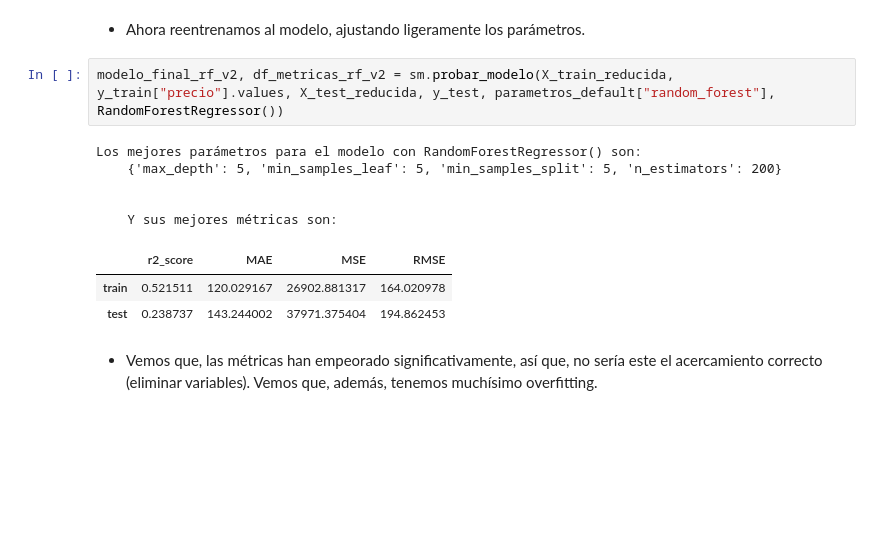
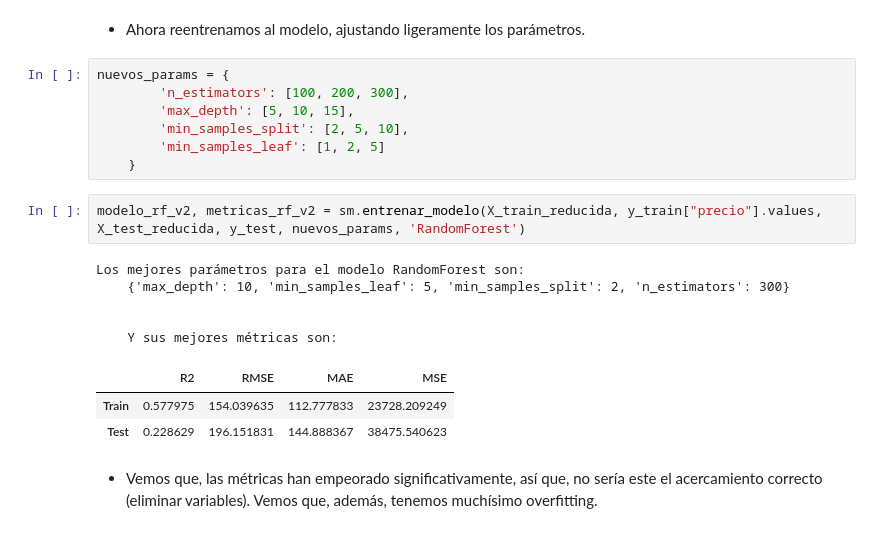
Before and after one commit to davfranco1/Proyecto-Rentabilidad-Viviendas, a Jupyter notebook: notebooks/3_Modelos.ipynb, the cells around one changed output. Saved outputs shown, nothing was run; the diff lists cells and outputs as text; blank space fills up the shorter version.

```diff
--- a/notebooks/3_Modelos.ipynb
+++ b/notebooks/3_Modelos.ipynb
@@ -174,17 +165,24 @@ X_train_reducida = X_train.drop(columns=columnas_a_eliminar)
 X_test_reducida = X_test.drop(columns=columnas_a_eliminar)
 # %% [markdown]
 - Ahora reentrenamos al modelo, ajustando ligeramente los parámetros.
+# %%
+nuevos_params = {
+        'n_estimators': [100, 200, 300],
+        'max_depth': [5, 10, 15],
+        'min_samples_split': [2, 5, 10],
+        'min_samples_leaf': [1, 2, 5]
+    }
 # %%
-modelo_final_rf_v2, df_metricas_rf_v2 = sm.probar_modelo(X_train_reducida, y_train["precio"].values, X_test_reducida, y_test, parametros_default["random_forest"], RandomForestRegressor())
+modelo_rf_v2, metricas_rf_v2 = sm.entrenar_modelo(X_train_reducida, y_train["precio"].values, X_test_reducida, y_test, nuevos_params, 'RandomForest')
 # %% [output]
-Los mejores parámetros para el modelo con RandomForestRegressor() son:
-    {'max_depth': 5, 'min_samples_leaf': 5, 'min_samples_split': 5, 'n_estimators': 200}
+Los mejores parámetros para el modelo RandomForest son:
+    {'max_depth': 10, 'min_samples_leaf': 5, 'min_samples_split': 2, 'n_estimators': 300}
 
 
     Y sus mejores métricas son:
-|  | r2_score | MAE | MSE | RMSE |
-| train | 0.521511 | 120.029167 | 26902.881317 | 164.020978 |
-| test | 0.238737 | 143.244002 | 37971.375404 | 194.862453 |
+|  | R2 | RMSE | MAE | MSE |
+| Train | 0.577975 | 154.039635 | 112.777833 | 23728.209249 |
+| Test | 0.228629 | 196.151831 | 144.888367 | 38475.540623 |
 # %% [markdown]
 - Vemos que, las métricas han empeorado significativamente, así que, no sería este el acercamiento correcto (eliminar variables). Vemos que, además, tenemos muchísimo overfitting.
 # %% [markdown]
```
Also changed, not shown: parts of 13 cells of this notebook, 7 other files.
